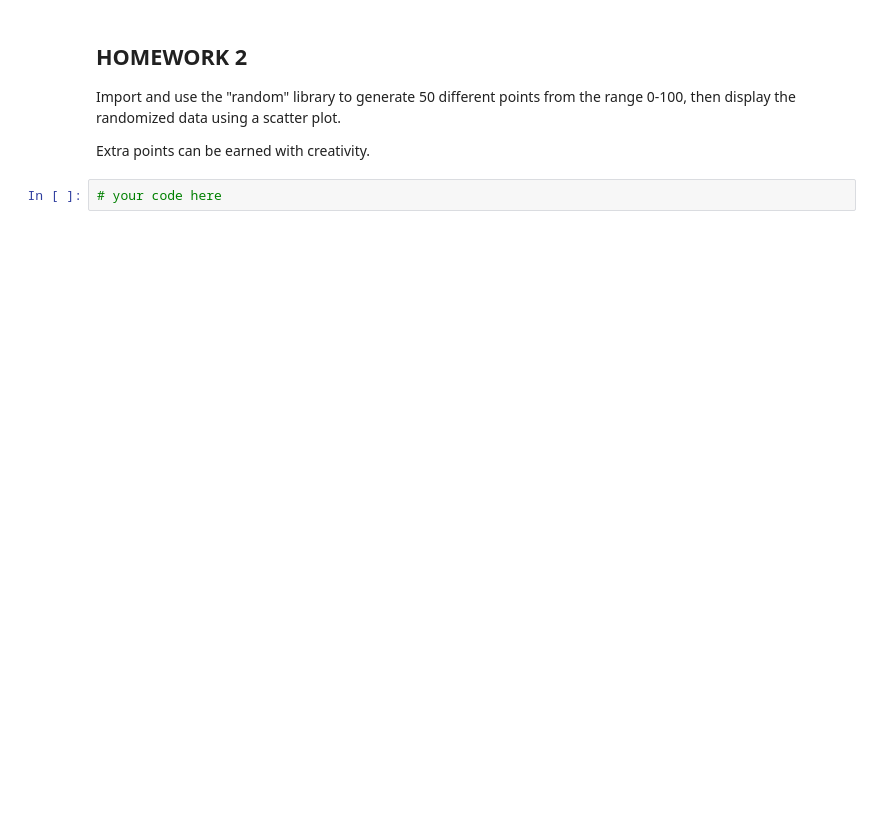
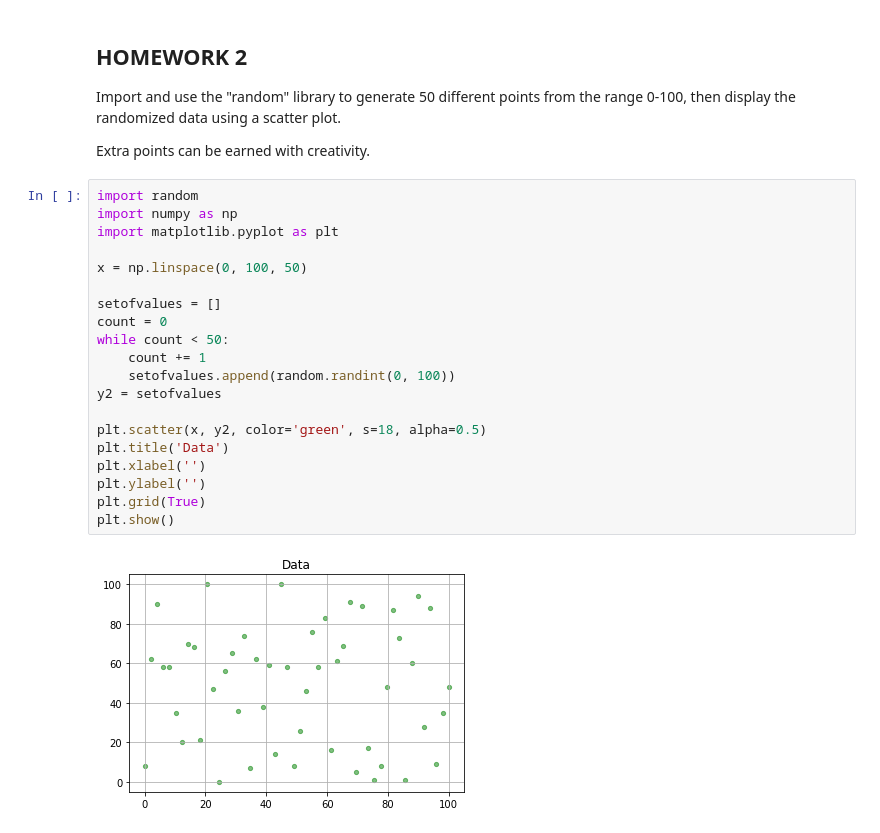
Before and after one commit to Saaras859/student-public, a Jupyter notebook: _notebooks/2023-10-26-Python-Libraries.ipynb, the cells around one changed output. Drawn from its saved outputs; the diff is of its cells as text; blank space fills up the shorter version.

```diff
--- a/_notebooks/2023-10-26-Python-Libraries.ipynb
+++ b/_notebooks/2023-10-26-Python-Libraries.ipynb
@@ -316,5 +352,25 @@ Extra points can be earned with creativity.
 Import and use the "random" library to generate 50 different points from the range 0-100, then display the randomized data using a scatter plot.
 
 Extra points can be earned with creativity.
-# %%
-# your code here
+# %%
+import random
+import numpy as np
+import matplotlib.pyplot as plt
+
+x = np.linspace(0, 100, 50)
+
+setofvalues = []
+count = 0
+while count < 50:
+    count += 1
+    setofvalues.append(random.randint(0, 100))
+y2 = setofvalues
+
+plt.scatter(x, y2, color='green', s=18, alpha=0.5)
+plt.title('Data')
+plt.xlabel('')
+plt.ylabel('')
+plt.grid(True)
+plt.show()
+# %% [output]
+[figure, added]
```
Also changed, not shown: parts of 12 cells of this notebook, 1 other file.
